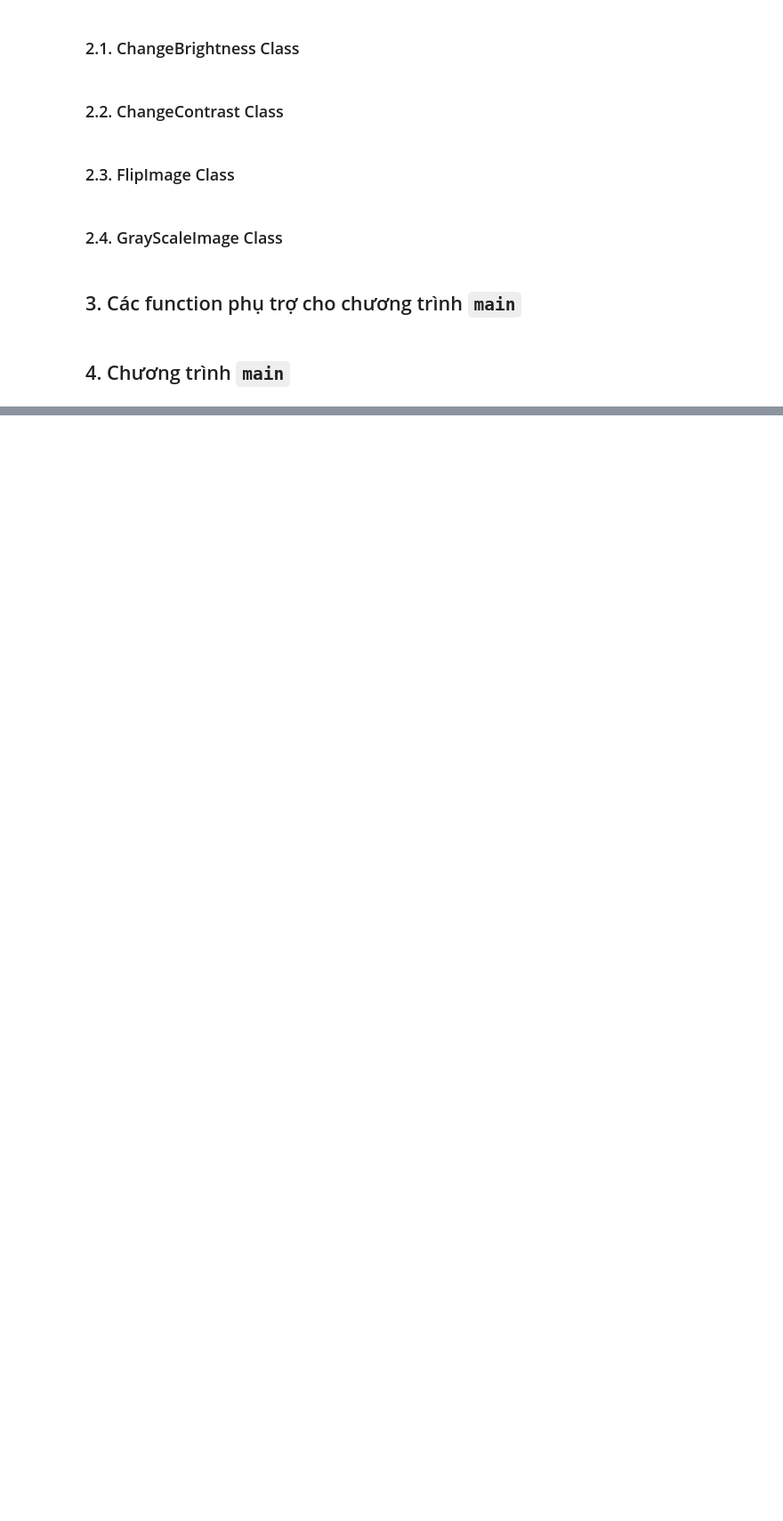
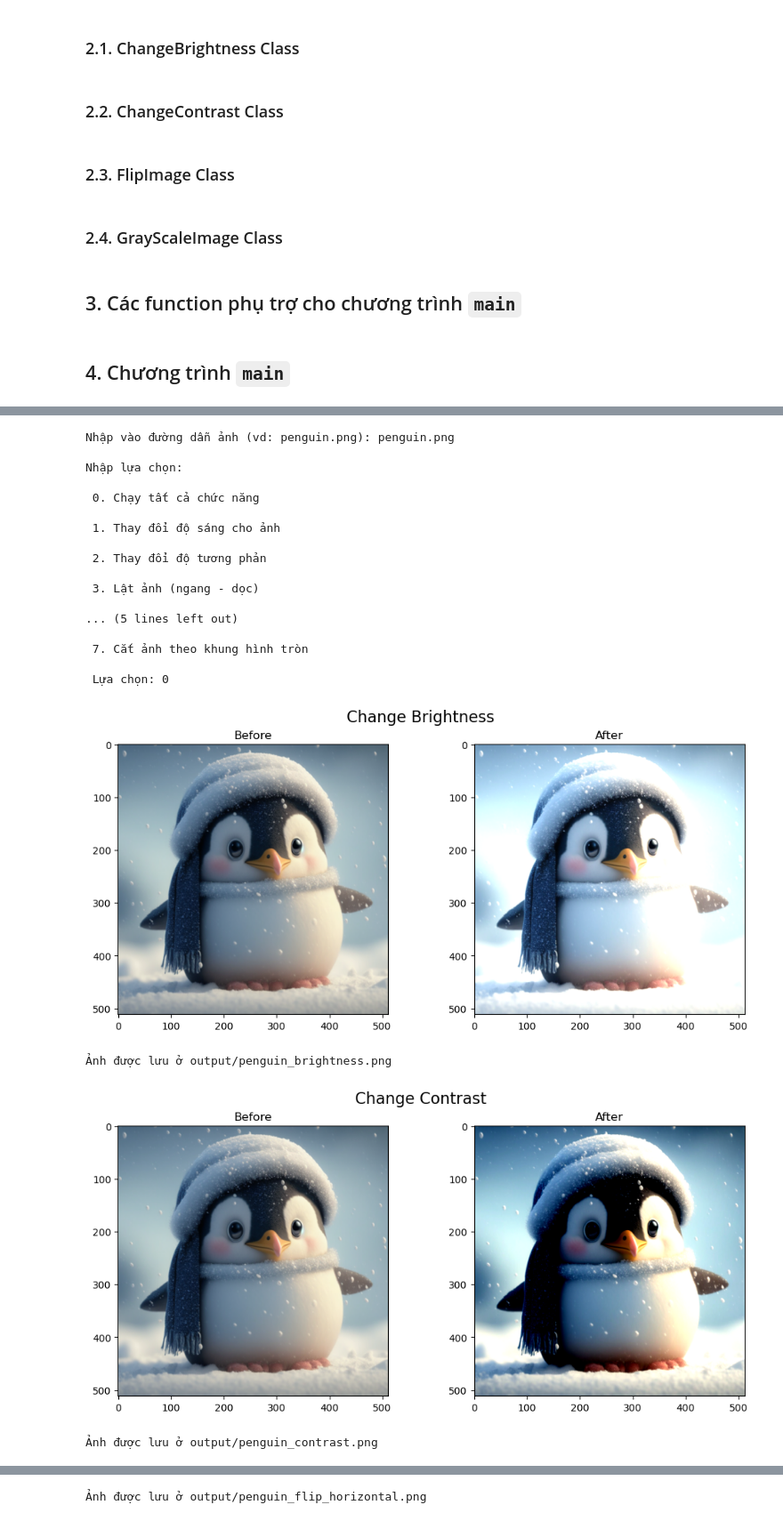
Before and after one commit to thanhanphan17/applied-mathematics-and-statistics, a Jupyter notebook: project2/21127003.ipynb, the cells around one changed output, grey strips where cells are left out. Shown at 89% size. Drawn from its saved outputs; the diff is of its cells as text; code cells hidden in the pictures; blank space fills up the shorter version.

Commit message:
update main function

````diff
--- a/project2/21127003.ipynb
+++ b/project2/21127003.ipynb
@@ -320,10 +320,10 @@ def blur_image(img_path):
     img = Image.open(img_path)
 
     process = BlurImage(img)
-    sebia_img = process.blur_image()
-    output_name = img_path.rsplit('.', 1)[0] + "_sebia.png"
-    process.save_image(sebia_img, output_name)
-    process.compare_images(sebia_img, 'Sebia')
+    blur_img = process.blur_image()
+    output_name = img_path.rsplit('.', 1)[0] + "_blur.png"
+    process.save_image(blur_img, output_name)
+    process.compare_images(blur_img, 'blur')
     print("Ảnh được lưu ở", "output/" + output_name)
 # %% [markdown]
 ##  <a class="anchor" id="c4">4. Chương trình ```main```</a>
@@ -365,0 +330,57 @@ if __name__ == "__main__":
+# %%
+if __name__ == "__main__":
+    img_path = input("Nhập vào đường dẫn ảnh (vd: penguin.png): ")
+    try:
+        choice = int(input("""\nNhập lựa chọn:
+                            \n 0. Chạy tất cả chức năng
+                            \n 1. Thay đổi độ sáng cho ảnh
+                            \n 2. Thay đổi độ tương phản
+                            \n 3. Lật ảnh (ngang - dọc)
+                            \n 4. Chuyển đổi ảnh RGB thành ảnh xám/sepia
+                            \n 5. Làm mờ/sắc nét ảnh
+                            \n 6. Cắt ảnh theo kích thước (cắt ở trung tâm)
+                            \n 7. Cắt ảnh theo khung hình tròn
+                            \n Lựa chọn: """))
+
+        if choice == 0:
+            change_brightness(img_path)
+            change_contrast(img_path)
+            flip_image(img_path, enable_choice=False)
+            gray_scale_image(img_path)
+            sebia_image(img_path)
+            blur_image(img_path)
+        elif choice == 1:
+            change_brightness(img_path)
+        elif choice == 2:
+            change_contrast(img_path)
+        elif choice == 3:
+            flip_image(img_path)
+        elif choice == 4:
+            gray_scale_image(img_path)
+            sebia_image(img_path)
+        elif choice == 5:
+            blur_image(img_path)
+    except:
+        raise SystemExit("Đường dẫn không hợp lệ")
+# %% [output]
+Nhập vào đường dẫn ảnh (vd: penguin.png): penguin.png
+
+Nhập lựa chọn:
+
+ 0. Chạy tất cả chức năng
+
+ 1. Thay đổi độ sáng cho ảnh
+
+ 2. Thay đổi độ tương phản
+
+ 3. Lật ảnh (ngang - dọc)
+
+... (5 lines left out)
+
+ 7. Cắt ảnh theo khung hình tròn
+
+ Lựa chọn: 0
+[figure, added]
+Ảnh được lưu ở output/penguin_brightness.png
+[figure, added]
+Ảnh được lưu ở output/penguin_contrast.png
@@ -365,0 +388 @@ if __name__ == "__main__":
+Ảnh được lưu ở output/penguin_flip_horizontal.png
````
Also changed, not shown: parts of 2 cells of this notebook, 2 other files.
